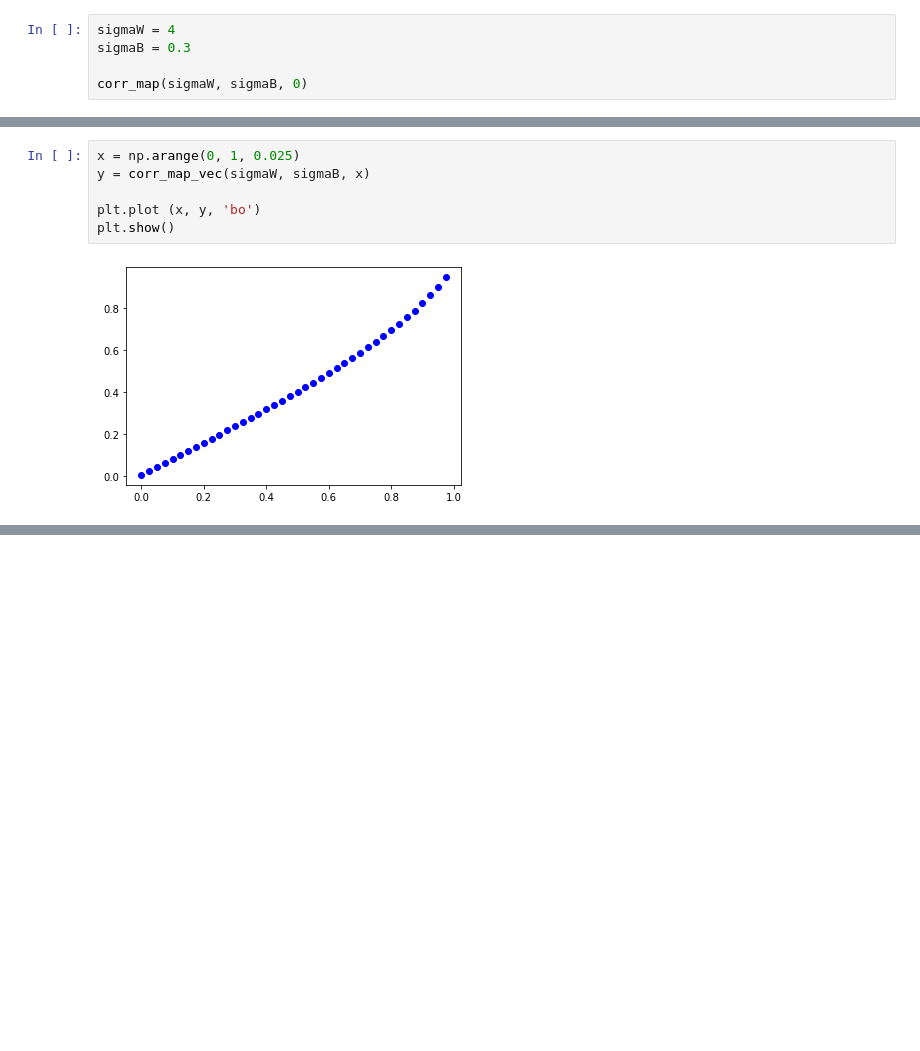
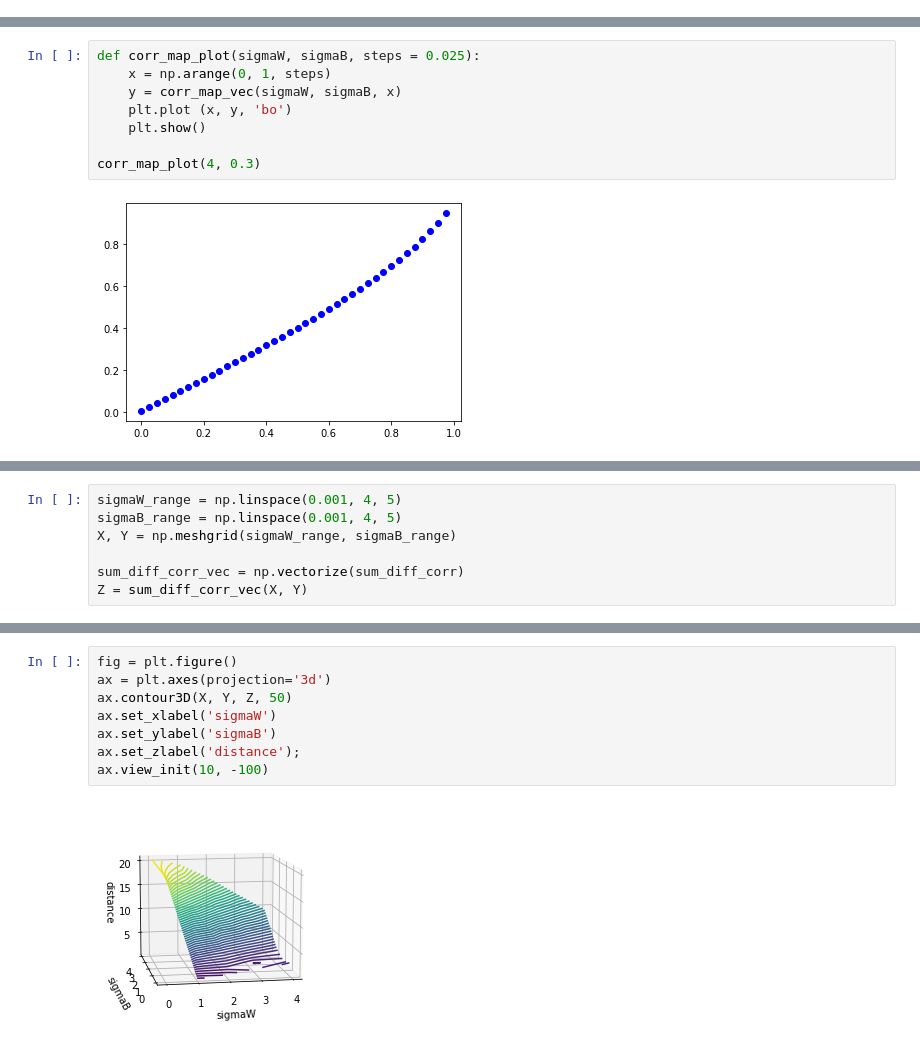
Before and after one commit to saroyas/deep_chaos, a Jupyter notebook: workbook1.ipynb, the cells around one changed output, grey strips where cells are left out. Saved outputs shown, nothing was run; the diff lists cells and outputs as text; blank space fills up the shorter version.

Commit message:
we now have plots for low res intergral differences and distance differneces from ideal.

```diff
--- a/workbook1.ipynb
+++ b/workbook1.ipynb
@@ -65,6 +68 @@ def corr_map(sigmaW, sigmaB, corr_prev):
 corr_map_vec = np.vectorize(corr_map, excluded=['sigmaW', 'sigmaB'])
-# %%
-sigmaW = 4
-sigmaB = 0.3
-
-corr_map(sigmaW, sigmaB, 0)
@@ -73,9 +69,11 @@ corr_map(sigmaW, sigmaB, 0)
 # %%
-x = np.arange(0, 1, 0.025)
-y = corr_map_vec(sigmaW, sigmaB, x)
+def corr_map_plot(sigmaW, sigmaB, steps = 0.025):
+    x = np.arange(0, 1, steps)
+    y = corr_map_vec(sigmaW, sigmaB, x)
+    plt.plot (x, y, 'bo')
+    plt.show()
 
-plt.plot (x, y, 'bo')
-plt.show()
+corr_map_plot(4, 0.3)
 # %% [output]
 [figure]
 # %%
@@ -152,0 +98,7 @@ plt.draw()
+# %%
+sigmaW_range = np.linspace(0.001, 4, 5)
+sigmaB_range = np.linspace(0.001, 4, 5)
+X, Y = np.meshgrid(sigmaW_range, sigmaB_range)
+
+sum_diff_corr_vec = np.vectorize(sum_diff_corr)
+Z = sum_diff_corr_vec(X, Y)
@@ -152,0 +123,10 @@ plt.draw()
+# %%
+fig = plt.figure()
+ax = plt.axes(projection='3d')
+ax.contour3D(X, Y, Z, 50)
+ax.set_xlabel('sigmaW')
+ax.set_ylabel('sigmaB')
+ax.set_zlabel('distance');
+ax.view_init(10, -100)
+# %% [output]
+[figure, added]
```
Also changed, not shown: parts of 10 cells of this notebook.
